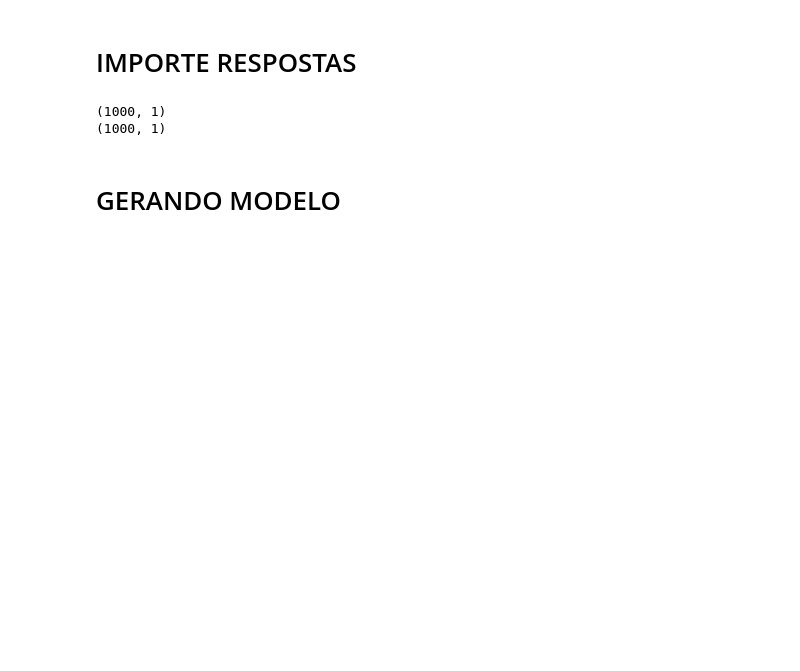
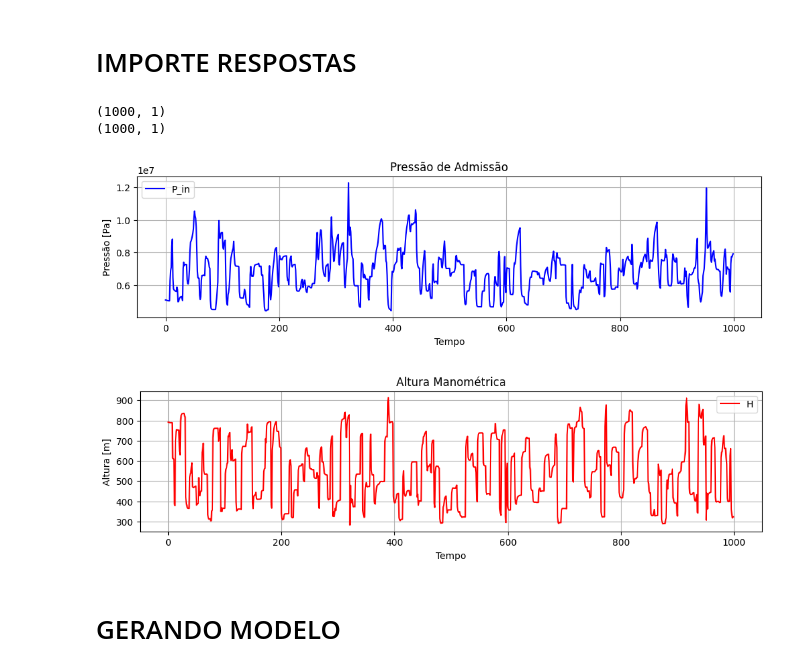
Before and after one commit to ChristianAllan/Echo-State-Network, a Jupyter notebook: ESN_Learning/BCS_ESN_1.ipynb, the cells around one changed output. Cells and saved outputs as stored; diff of their text form; code cells hidden in the pictures; blank space fills up the shorter version.

```diff
--- a/ESN_Learning/BCS_ESN_1.ipynb
+++ b/ESN_Learning/BCS_ESN_1.ipynb
@@ -111,6 +112,29 @@ print(H.shape)
 # %% [output]
 (1000, 1)
 (1000, 1)
+# %%
+plt.figure(figsize=(12,6))
+plt.subplot(2, 1, 1)  # (n_linhas, n_colunas, índice)
+plt.plot(t, P_in, label="P_in", color='b')
+plt.xlabel("Tempo")
+plt.ylabel("Pressão [Pa]")
+plt.title("Pressão de Admissão")
+plt.grid(True)
+plt.legend()
+plt.show()
+
+plt.figure(figsize=(12,6))
+plt.subplot(2, 1, 2)  # (n_linhas, n_colunas, índice)
+plt.plot(t, H, label="H", color='r')
+plt.xlabel("Tempo")
+plt.ylabel("Altura [m]")
+plt.title("Altura Manométrica")
+plt.grid(True)
+plt.legend()
+plt.show()
+# %% [output]
+[figure, added]
+[figure, added]
 # %% [markdown]
 # GERANDO MODELO
 # %% [markdown]
```
Also changed, not shown: parts of 7 cells of this notebook, 1 other file.
